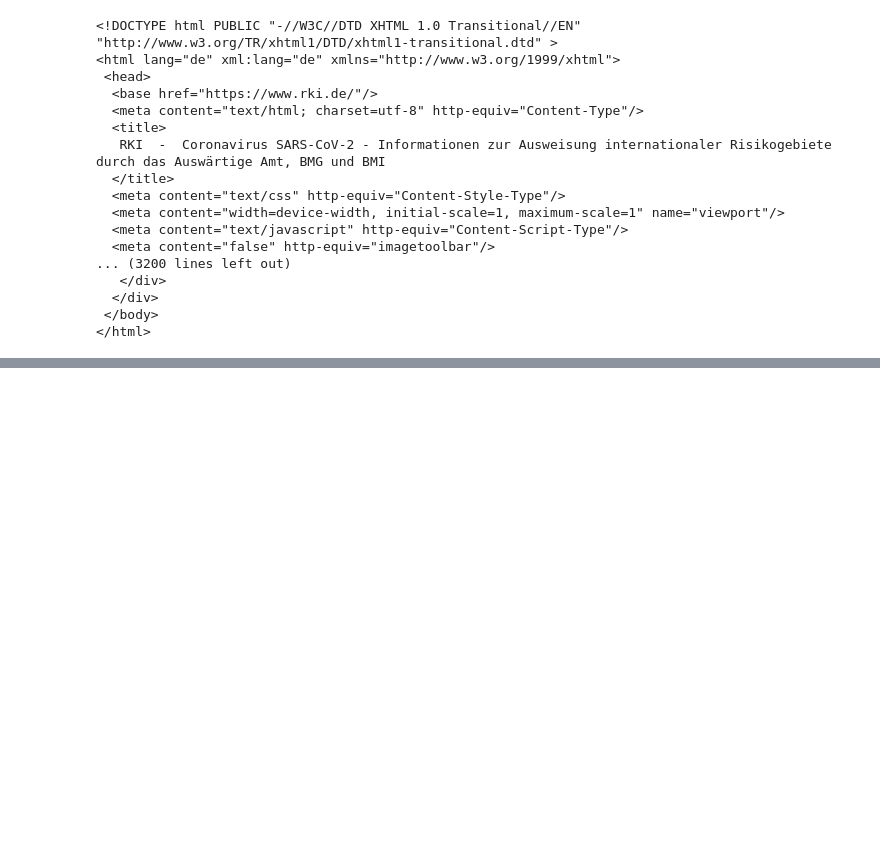
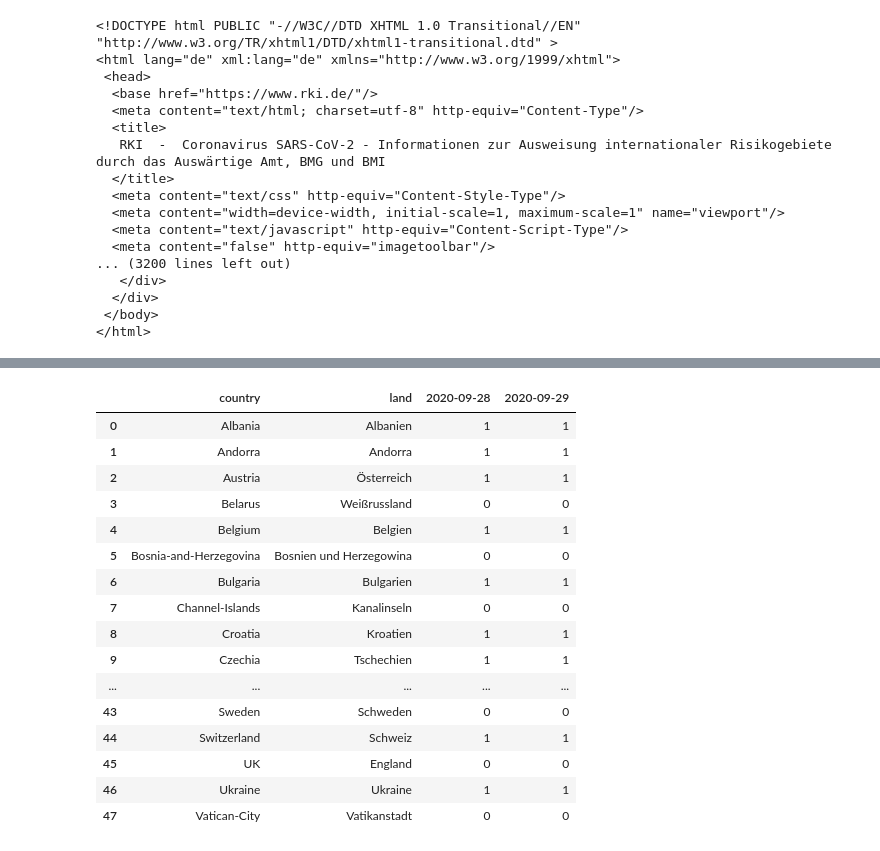
Before and after one commit to fctonio/Travel-restriction-prediction, a Jupyter notebook: Notebooks/Scrape-RKI.ipynb, the cells around one changed output, grey strips where cells are left out. Drawn from its saved outputs; the diff is of its cells as text; code cells hidden in the pictures; blank space fills up the shorter version.

```diff
--- a/Notebooks/Scrape-RKI.ipynb
+++ b/Notebooks/Scrape-RKI.ipynb
@@ -28,6 +30,6 @@ print(soup.prettify())
  </body>
 </html>
 # %%
-RKI_geb = soup.find("div", attrs={"class": "text"}).find_all("li")
+RKI_geb = soup.find("div", attrs={"class": "text"}).find_all("ul")
 # %%
 Risikogebiete = [i.get_text(strip=True) for i in RKI_geb]
@@ -53,0 +36,2 @@ Risikogebiete
+# %%
+test = Risikogebiete[0].split(")")
@@ -53,0 +88,3 @@ Risikogebiete
+# %%
+test1 = [i for i in Euro_trans.values() for st in test if i in st]
+test1
@@ -53,0 +109,32 @@ Risikogebiete
+# %%
+if date.today().weekday() == 0:
+    Risikogebiet_df = pd.DataFrame(Euro_trans.items(), columns = ["country", "land"]).sort_values(by=['country']).reset_index(drop = True)
+    Risikogebiet_df[f"{date.today()}"] = np.where(Risikogebiet_df["land"].isin(test1), 1, 0)
+    path = f"../Data/Risikogebiete_DE_week_{date.today()}.csv"
+    Risikogebiet_df.to_csv(path)
+else:
+    week = date.today() - pd.to_timedelta((date.today().weekday()), unit='d')
+    path = f"../Data/Risikogebiete_DE_week_{week}.csv"
+    Risikogebiet_df = pd.read_csv(path, index_col=0)
+    Risikogebiet_df[f"{date.today()}"] = np.where(Risikogebiet_df["land"].isin(test1), 1, 0)
+    Risikogebiet_df.to_csv(path)
+# %%
+Risikogebiet_df
+# %% [output]
+|  | country | land | 2020-09-28 | 2020-09-29 |
+| 0 | Albania | Albanien | 1 | 1 |
+| 1 | Andorra | Andorra | 1 | 1 |
+| 2 | Austria | Österreich | 1 | 1 |
+| 3 | Belarus | Weißrussland | 0 | 0 |
+| 4 | Belgium | Belgien | 1 | 1 |
+| 5 | Bosnia-and-Herzegovina | Bosnien und Herzegowina | 0 | 0 |
+| 6 | Bulgaria | Bulgarien | 1 | 1 |
+| 7 | Channel-Islands | Kanalinseln | 0 | 0 |
+| 8 | Croatia | Kroatien | 1 | 1 |
+| 9 | Czechia | Tschechien | 1 | 1 |
+| ... | ... | ... | ... | ... |
+| 43 | Sweden | Schweden | 0 | 0 |
+| 44 | Switzerland | Schweiz | 1 | 1 |
+| 45 | UK | England | 0 | 0 |
+| 46 | Ukraine | Ukraine | 1 | 1 |
+| 47 | Vatican-City | Vatikanstadt | 0 | 0 |
```
Also changed, not shown: parts of 4 cells of this notebook, 3 other files.
